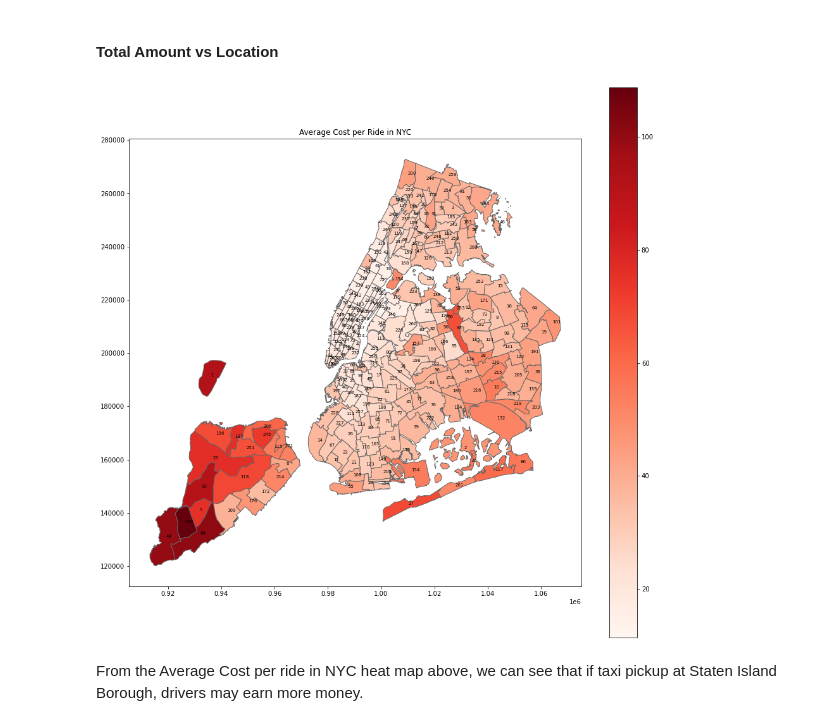
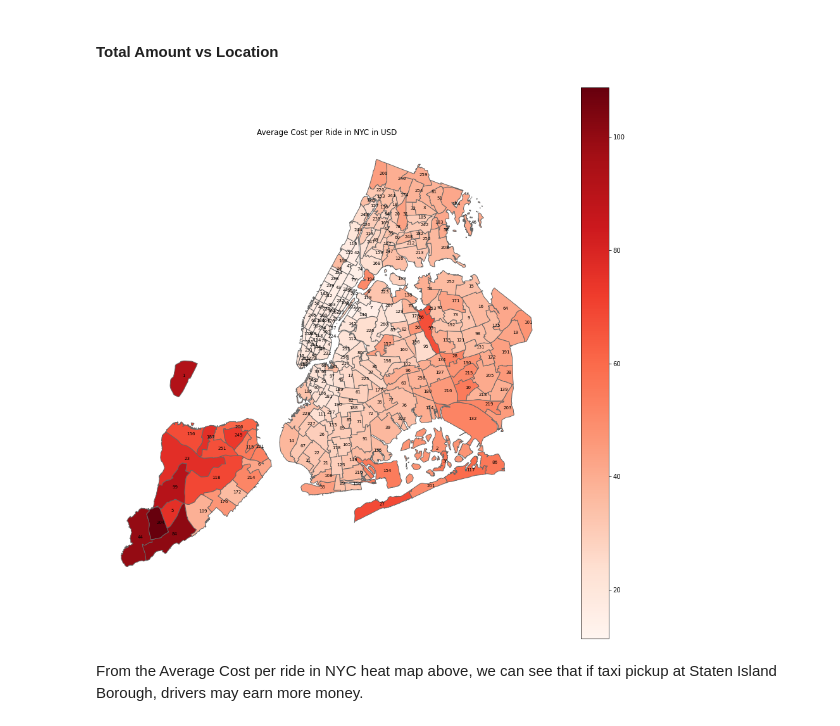
Before and after one commit to heweiron/taxi_trip_report, a Jupyter notebook: taxi_data_report.ipynb, the cells around one changed output. Cells and saved outputs as stored; diff of their text form; code cells hidden in the pictures.

```diff
--- a/taxi_data_report.ipynb
+++ b/taxi_data_report.ipynb
@@ -342,23 +343,24 @@ df_moneyVSLocation = pq.read_pandas('moneyVSLocation.parquet').to_pandas()
 # %%
 map_and_stats=nyc_map.merge(df_moneyVSLocation, on="LocationID")
 fig, ax = plt.subplots(1, figsize=(16, 16))
-plt.title('Average Cost per Ride in NYC')
+plt.title('Average Cost per Ride in NYC in USD')
 map_and_stats.plot(column="total_amount", cmap="Reds", linewidth=1, ax=ax, edgecolor=".4")
 
 map_and_stats["center"] = map_and_stats["geometry"].centroid
 map_points = map_and_stats.copy()
 map_points.set_geometry("center", inplace = True)
 texts = []
 
 for x, y, locationID in zip(map_points.geometry.x, map_points.geometry.y, map_points["LocationID"]):
     texts.append(plt.text(x, y, locationID, fontsize = 7))
 
 price = np.array(map_and_stats['total_amount'])
 bar_info = plt.cm.ScalarMappable(cmap="Reds", norm=plt.Normalize(vmin=price.min(), vmax=price.max()))
 bar_info._A = []
+plt.axis('off')
 cbar = fig.colorbar(bar_info)
 # %% [output]
-[figure, old version]
+[figure, new version]
 # %% [markdown]
 From the Average Cost per ride in NYC heat map above, we can see that if taxi pickup at Staten Island Borough, drivers may earn more money.
 # %%
```
Also changed, not shown: parts of 12 cells of this notebook.
